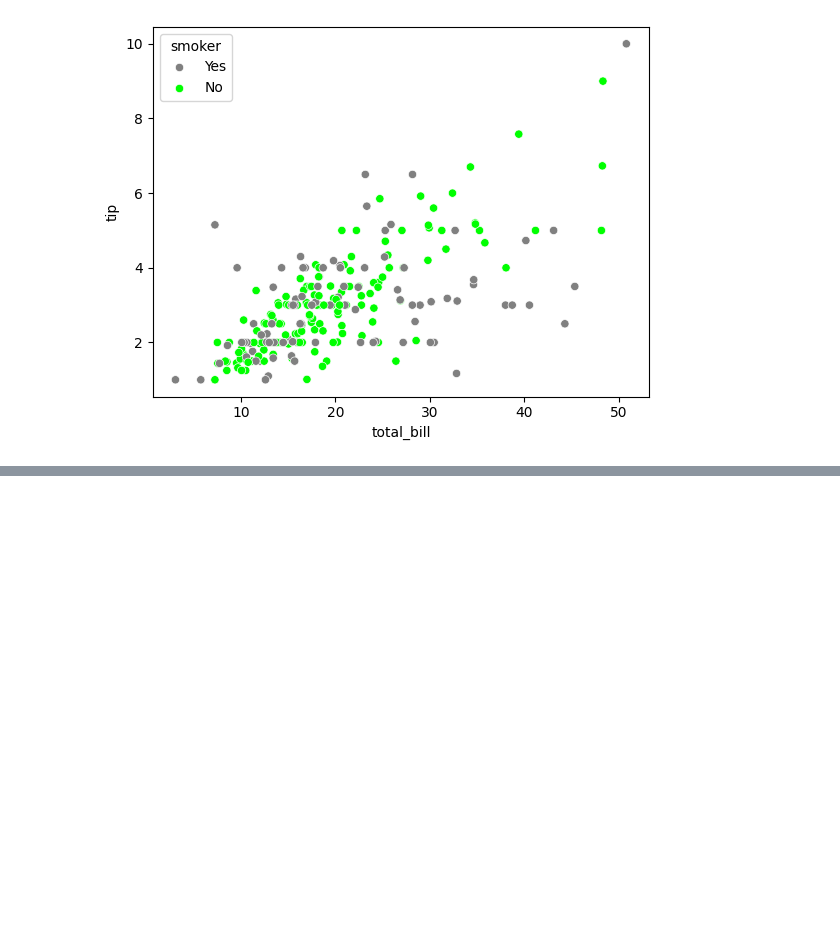
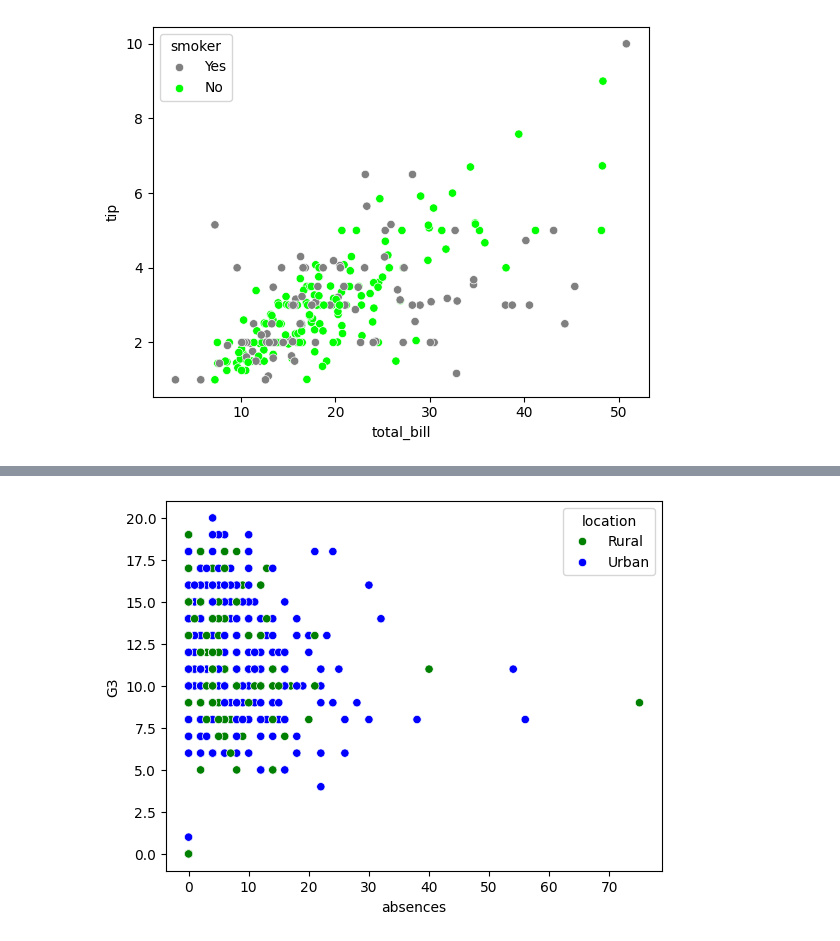
Before and after one commit to jhlopesalves/data-science-notebooks, a Jupyter notebook: Python/Intro to Seaborn/introduction_to_seaborn.ipynb, the cells around one changed output, grey strips where cells are left out. Cells and saved outputs as stored; diff of their text form; code cells hidden in the pictures; blank space fills up the shorter version.

```diff
--- a/Python/Intro to Seaborn/introduction_to_seaborn.ipynb
+++ b/Python/Intro to Seaborn/introduction_to_seaborn.ipynb
@@ -70,0 +128,16 @@ plt.show()
+# %%
+# Create a scatter plot of absences vs. final grade
+
+# Create a dictionary mapping subgroup values to colors
+palette_colors = {"Rural": "green", "Urban": "blue"}
+
+sns.scatterplot(x="absences",
+                y="G3",
+                data=student_data,
+                hue="location",
+                hue_order=["Rural", "Urban"],
+                palette=palette_colors)
+
+plt.show()
+# %% [output]
+[figure, added]
```
Also changed, not shown: parts of 5 cells of this notebook.
